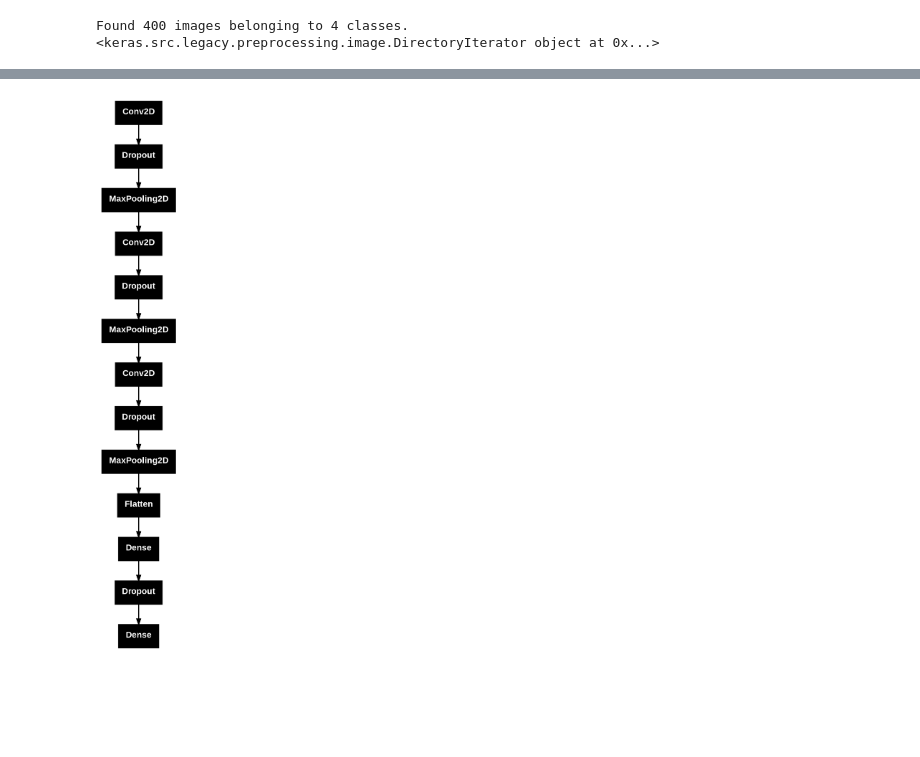
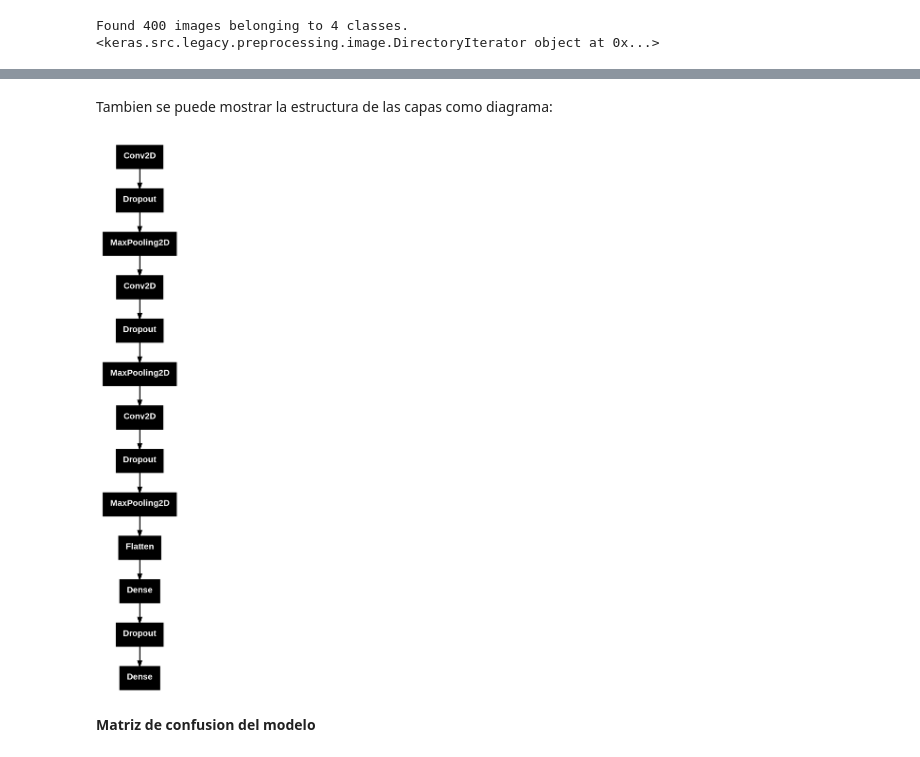
Before and after one commit to 91frandiaz/Sesiones-Ciencia-de-Datos-con-Python, a Jupyter notebook: Modelo_CNN_Hojas_de_Café.ipynb, the cells around one changed output, grey strips where cells are left out. Cells and saved outputs as stored; diff of their text form; code cells hidden in the pictures; blank space fills up the shorter version.

```diff
--- a/Modelo_CNN_Hojas_de_Café.ipynb
+++ b/Modelo_CNN_Hojas_de_Café.ipynb
@@ -110,16 +99,16 @@ Error: No se encontró la imagen en la ruta: /content/drive/MyDrive/imagen03.jpg
+# %% [markdown]
+Tambien se puede mostrar la estructura de las capas como diagrama:
 # %%
-import matplotlib.pyplot as plt
-from tensorflow.keras.utils import plot_model
-
 plot_model(modelo)
 
 data = plt.imread('model.png')
 
-
-plt.figure(figsize=(15, 20))
+plt.figure(figsize=(10, 15))
 plt.axis('off')
 plt.imshow(data)
 plt.show()
 # %% [output]
-[figure, old version]
+[figure, new version]
+# %% [markdown]
+**Matriz de confusion del modelo**
 # %%
```
Also changed, not shown: parts of 28 cells of this notebook.
